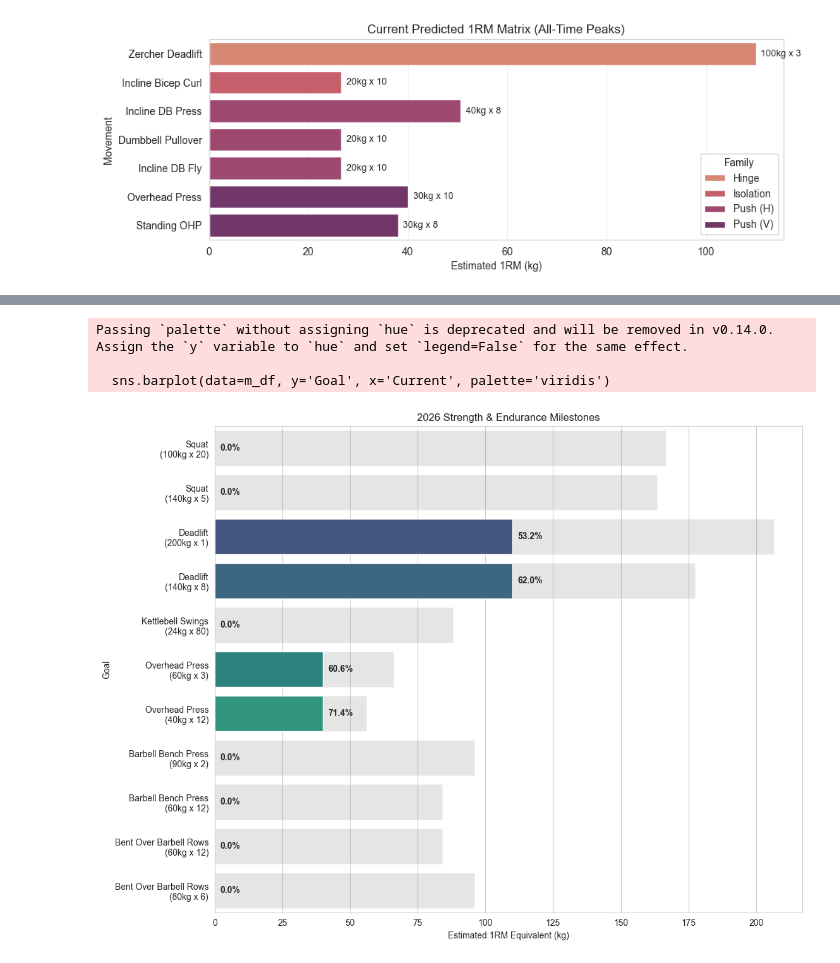
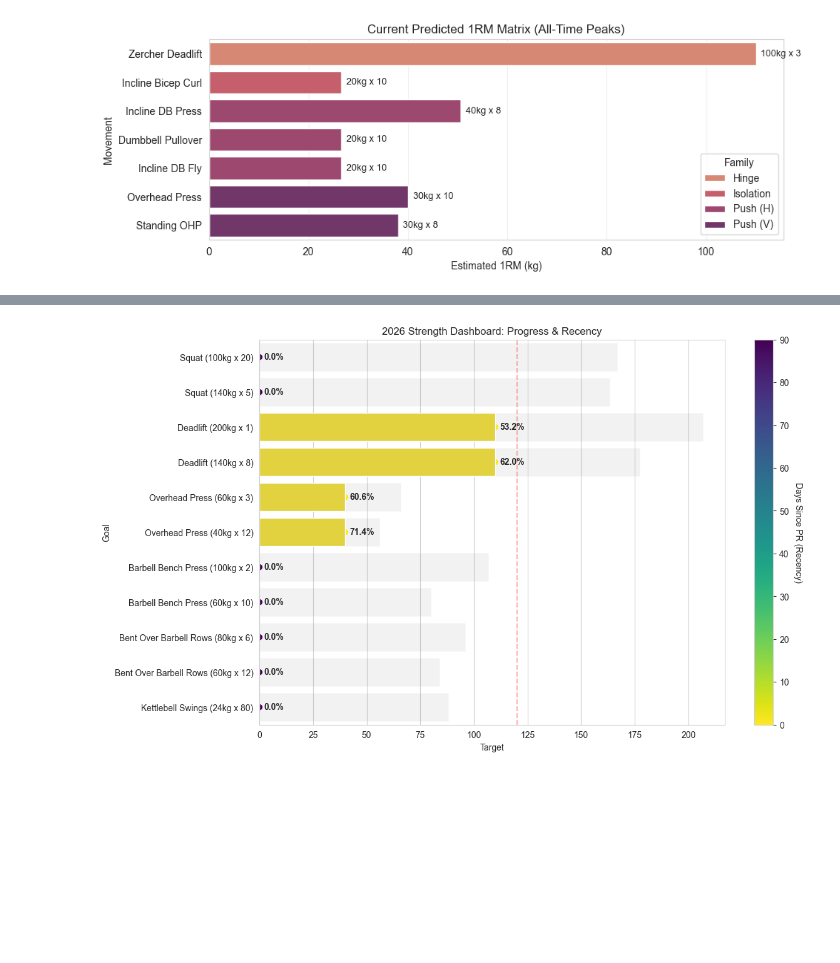
Before and after one commit to JonesRobM/Lifting-Tracking, a Jupyter notebook: notebooks/update_log.ipynb, the cells around one changed output, grey strips where cells are left out. Cells and saved outputs as stored; diff of their text form; code cells hidden in the pictures; blank space fills up the shorter version.

```diff
--- a/notebooks/update_log.ipynb
+++ b/notebooks/update_log.ipynb
@@ -385,7 +457,73 @@ def plot_milestone_tracker(df):
-# %%
-plot_milestone_tracker(df)
-# %% [output]
-Passing `palette` without assigning `hue` is deprecated and will be removed in v0.14.0. Assign the `y` variable to `hue` and set `legend=False` for the same effect.
-
-  sns.barplot(data=m_df, y='Goal', x='Current', palette='viridis')
-[figure, removed]
+# %%
+def plot_advanced_milestones_with_recency(df):
+    if df is None or df.empty:
+        print("No data available.")
+        return
+
+    # Ensure Timestamp is datetime
+    df['Timestamp'] = pd.to_datetime(df['Timestamp'])
+    df['e1RM'] = df['Load_kg'] * (1 + df['Reps'] / 30)
+
+    # Milestone Dictionary
+    milestones = {
+        'Squat': [(100, 20), (140, 5)],
+        'Deadlift': [(200, 1), (140, 8)],
+        'Overhead Press': [(60, 3), (40, 12)],
+        'Barbell Bench Press': [(100, 2), (60, 10)],
+        'Bent Over Barbell Rows': [(80, 6), (60, 12)],
+        'Kettlebell Swings': [(24, 80)]
+    }
+
+    plot_data = []
+    today = pd.Timestamp(datetime.now())
+
+    for move, targets in milestones.items():
+        # Filter for family and find the best set
+        family_df = df[df['Movement'].str.contains(move, case=False, na=False)]
+
+        if not family_df.empty:
+            best_row = family_df.loc[family_df['e1RM'].idxmax()]
+            family_best = best_row['e1RM']
+            last_date = best_row['Timestamp']
+            days_ago = (today - last_date).days
+        else:
+            family_best, days_ago = 0, 365 # Default to 'stale' if never hit
+
+        for w, r in targets:
+            target_e1rm = w * (1 + r/30)
+            plot_data.append({
+                'Goal': f"{move} ({w}kg x {r})",
+                'Current': family_best,
+                'Target': target_e1rm,
+                'Days Ago': days_ago
+            })
+
+    m_df = pd.DataFrame(plot_data)
+
+    plt.figure(figsize=(12, 8))
+    # Background Target Bars
+    sns.barplot(data=m_df, y='Goal', x='Target', color='grey', alpha=0.1)
+
+    # Foreground Progress Bars colored by 'Days Ago'
+    # Low days = Bright Purple/Teal; High days = Greyish
+    scatter = plt.scatter(m_df['Current'], m_df['Goal'], c=m_df['Days Ago'], cmap='viridis_r')
+    bar_plot = sns.barplot(data=m_df, y='Goal', x='Current', hue='Days Ago', palette='viridis_r', dodge=False)
+
+    # Cleanup legend and add colorbar
+    plt.gca().get_legend().remove()
+    cbar = plt.colorbar(plt.cm.ScalarMappable(cmap='viridis_r', norm=plt.Normalize(0, 90)), ax=plt.gca())
+    cbar.set_label('Days Since PR (Recency)', rotation=270, labelpad=15)
+
+    plt.axvline(x=120, color='red', linestyle='--', alpha=0.3, label='Full Parity (120kg)')
+
+    for i, row in m_df.iterrows():
+        pct = (row['Current'] / row['Target']) * 100 if row['Target'] > 0 else 0
+        plt.text(row['Current'] + 2, i, f"{pct:.1f}%", va='center', fontweight='bold')
+
+    plt.title("2026 Strength Dashboard: Progress & Recency")
+    plt.show()
+
+# Run the updated plot
+plot_advanced_milestones_with_recency(df)
+# %% [output]
+[figure, added]
```
Also changed, not shown: parts of 6 cells of this notebook, 1 other file.
